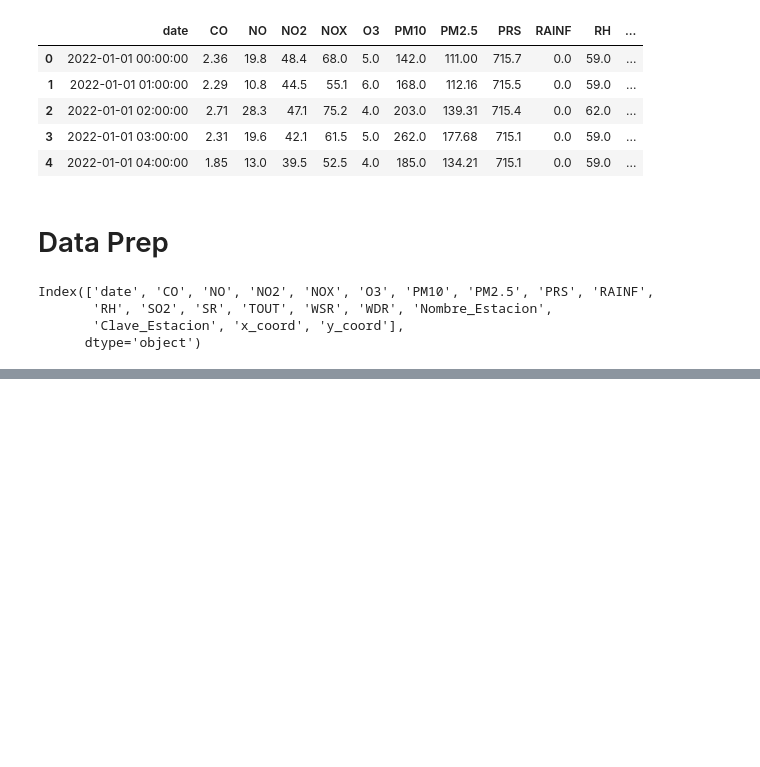
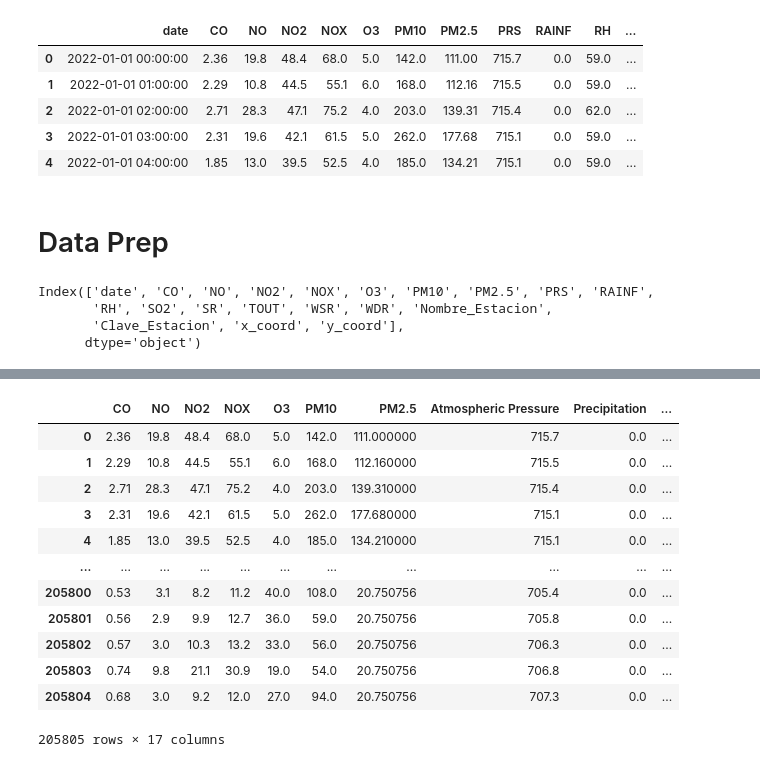
Before and after one commit to Racoo203/MA2003B.101, a Jupyter notebook: Reto/dataset_creation.ipynb, the cells around one changed output, grey strips where cells are left out. Drawn from its saved outputs; the diff is of its cells as text; code cells hidden in the pictures; blank space fills up the shorter version.

```diff
--- a/Reto/dataset_creation.ipynb
+++ b/Reto/dataset_creation.ipynb
@@ -99,0 +109,34 @@ See the caveats in the documentation: https://pandas.pydata.org/pandas-docs/stab
+# %%
+def impute_nans(series):
+    n = len(series)
+    for i in range(1, n - 1):
+        if np.isnan(series[i]):
+            prev_val = series[i - 1]
+            j = i + 1
+            # Find the next non-NaN value
+            while j < n and np.isnan(series[j]):
+                j += 1
+            if j < n:  # Ensure we have a valid next value
+                next_val = series[j]
+                # Fill the NaNs between prev_val and next_val
+                for k in range(i, j):
+                    series[k] = (prev_val + next_val) / 2
+
+    # Handle the edge case
+    return series.fillna(series.mean())
+
+data_imputed = data_joined.apply(impute_nans)
+# %% [output]
+|  | CO | NO | NO2 | NOX | O3 | PM10 | PM2.5 | Atmospheric Pressure | Precipitation | ... |
+| 0 | 2.36 | 19.8 | 48.4 | 68.0 | 5.0 | 142.0 | 111.000000 | 715.7 | 0.0 | ... |
+| 1 | 2.29 | 10.8 | 44.5 | 55.1 | 6.0 | 168.0 | 112.160000 | 715.5 | 0.0 | ... |
+| 2 | 2.71 | 28.3 | 47.1 | 75.2 | 4.0 | 203.0 | 139.310000 | 715.4 | 0.0 | ... |
+| 3 | 2.31 | 19.6 | 42.1 | 61.5 | 5.0 | 262.0 | 177.680000 | 715.1 | 0.0 | ... |
+| 4 | 1.85 | 13.0 | 39.5 | 52.5 | 4.0 | 185.0 | 134.210000 | 715.1 | 0.0 | ... |
+| ... | ... | ... | ... | ... | ... | ... | ... | ... | ... | ... |
+| 205800 | 0.53 | 3.1 | 8.2 | 11.2 | 40.0 | 108.0 | 20.750756 | 705.4 | 0.0 | ... |
+| 205801 | 0.56 | 2.9 | 9.9 | 12.7 | 36.0 | 59.0 | 20.750756 | 705.8 | 0.0 | ... |
+| 205802 | 0.57 | 3.0 | 10.3 | 13.2 | 33.0 | 56.0 | 20.750756 | 706.3 | 0.0 | ... |
+| 205803 | 0.74 | 9.8 | 21.1 | 30.9 | 19.0 | 54.0 | 20.750756 | 706.8 | 0.0 | ... |
+| 205804 | 0.68 | 3.0 | 9.2 | 12.0 | 27.0 | 94.0 | 20.750756 | 707.3 | 0.0 | ... |
+205805 rows × 17 columns
```
Also changed, not shown: parts of 2 cells of this notebook, 2 other files.
